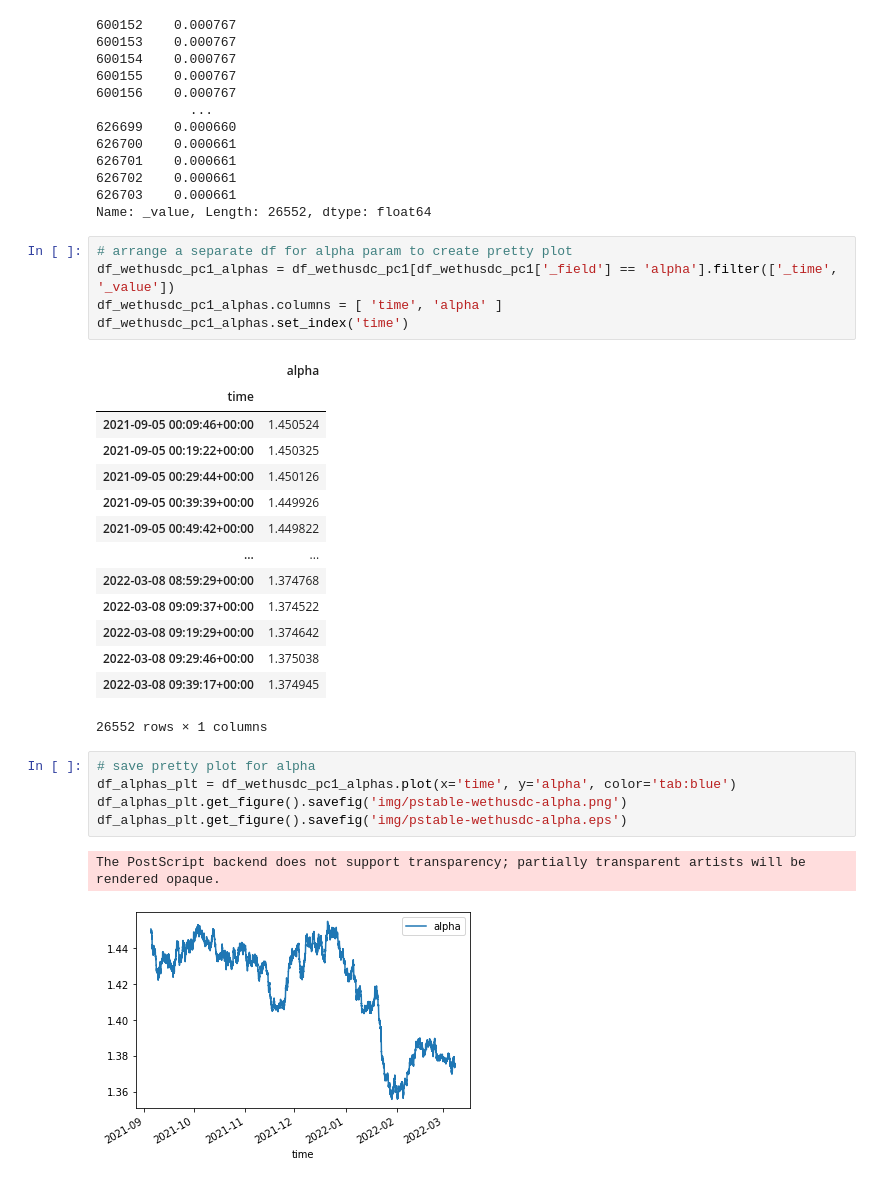
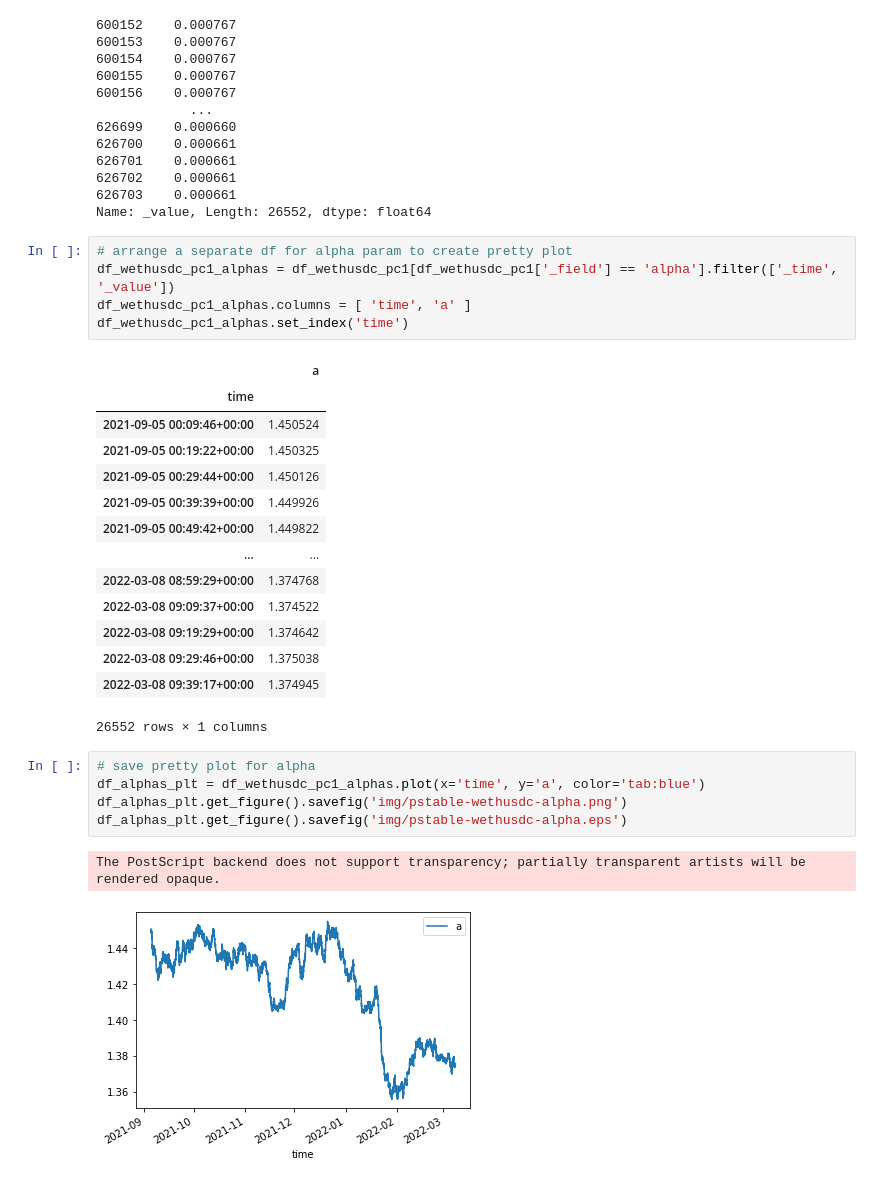
Before and after one commit to overlay-market/overlay-risk, a Jupyter notebook: notebooks/univ3-metrics.ipynb, the cells around one changed output. Saved outputs shown, nothing was run; the diff lists cells and outputs as text.

```diff
--- a/notebooks/univ3-metrics.ipynb
+++ b/notebooks/univ3-metrics.ipynb
@@ -253,10 +253,10 @@ Name: _value, Length: 26552, dtype: float64
 # %%
 # arrange a separate df for alpha param to create pretty plot
 df_wethusdc_pc1_alphas = df_wethusdc_pc1[df_wethusdc_pc1['_field'] == 'alpha'].filter(['_time', '_value'])
-df_wethusdc_pc1_alphas.columns = [ 'time', 'alpha' ]
+df_wethusdc_pc1_alphas.columns = [ 'time', 'a' ]
 df_wethusdc_pc1_alphas.set_index('time')
 # %% [output]
-|  | alpha |
+|  | a |
 | time |  |
 | 2021-09-05 00:09:46+00:00 | 1.450524 |
 | 2021-09-05 00:19:22+00:00 | 1.450325 |
@@ -272,9 +272,9 @@ df_wethusdc_pc1_alphas.set_index('time')
 26552 rows × 1 columns
 # %%
 # save pretty plot for alpha
-df_alphas_plt = df_wethusdc_pc1_alphas.plot(x='time', y='alpha', color='tab:blue')
+df_alphas_plt = df_wethusdc_pc1_alphas.plot(x='time', y='a', color='tab:blue')
 df_alphas_plt.get_figure().savefig('img/pstable-wethusdc-alpha.png')
 df_alphas_plt.get_figure().savefig('img/pstable-wethusdc-alpha.eps')
 # %% [output]
 The PostScript backend does not support transparency; partially transparent artists will be rendered opaque.
-[figure, old version]
+[figure, new version]
```
Also changed, not shown: parts of 14 cells of this notebook, 10 other files.
